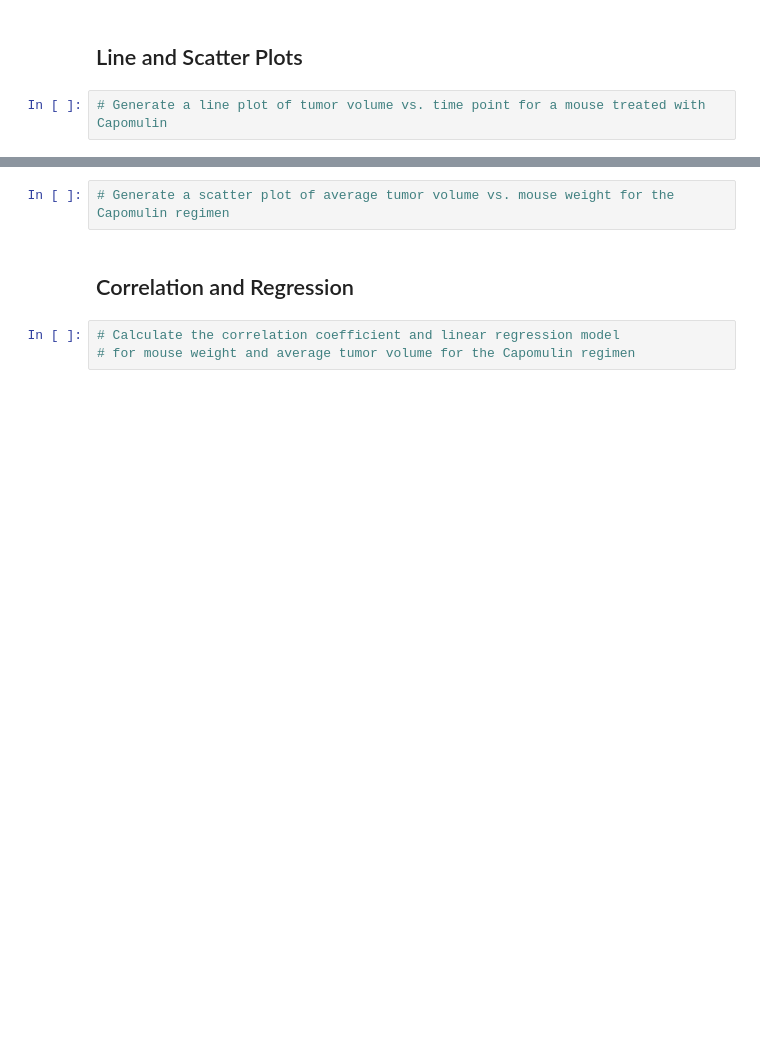
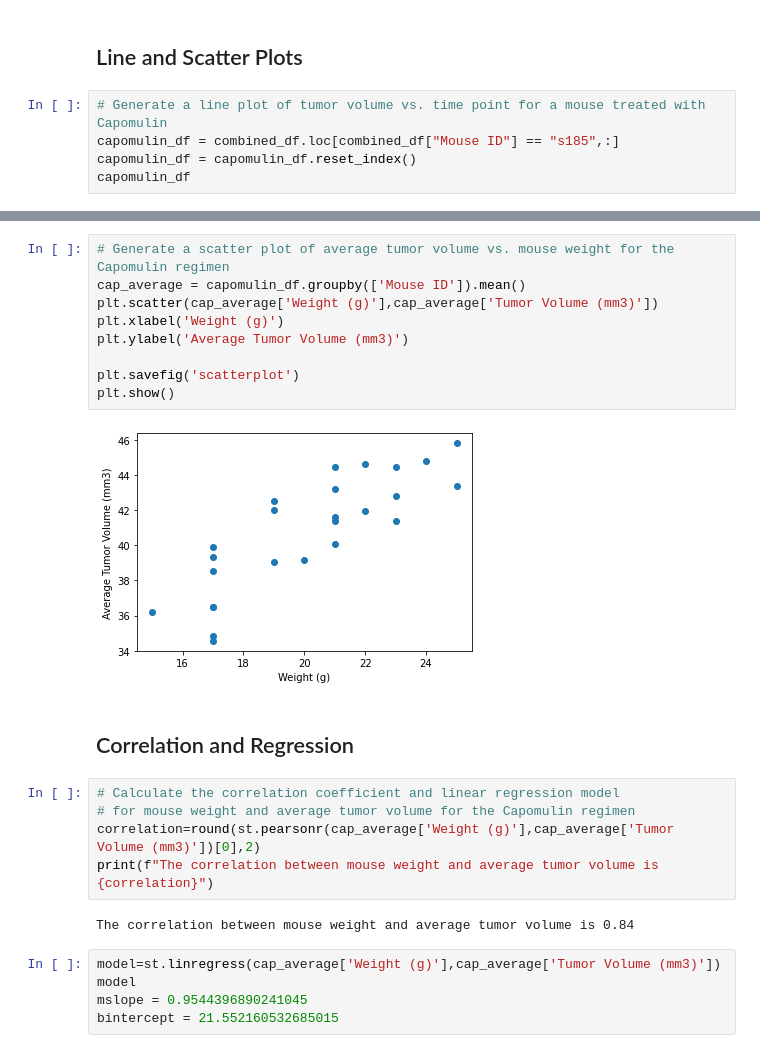
Before and after one commit to nehuffman13/matplotlib_challenge, a Jupyter notebook: 05-Matplotlib/Instructions/Pymaceuticals/pymaceuticals_starter.ipynb, the cells around one changed output, grey strips where cells are left out. Saved outputs shown, nothing was run; the diff lists cells and outputs as text; blank space fills up the shorter version.

```diff
--- a/05-Matplotlib/Instructions/Pymaceuticals/pymaceuticals_starter.ipynb
+++ b/05-Matplotlib/Instructions/Pymaceuticals/pymaceuticals_starter.ipynb
@@ -165,3 +362,6 @@ summary_stat_df
 ## Line and Scatter Plots
 # %%
 # Generate a line plot of tumor volume vs. time point for a mouse treated with Capomulin
+capomulin_df = combined_df.loc[combined_df["Mouse ID"] == "s185",:]
+capomulin_df = capomulin_df.reset_index()
+capomulin_df
@@ -168,7 +380,25 @@ summary_stat_df
 # %%
 # Generate a scatter plot of average tumor volume vs. mouse weight for the Capomulin regimen
+cap_average = capomulin_df.groupby(['Mouse ID']).mean()
+plt.scatter(cap_average['Weight (g)'],cap_average['Tumor Volume (mm3)'])
+plt.xlabel('Weight (g)')
+plt.ylabel('Average Tumor Volume (mm3)')
+
+plt.savefig('scatterplot')
+plt.show()
+# %% [output]
+[figure, added]
 # %% [markdown]
 ## Correlation and Regression
 # %%
 # Calculate the correlation coefficient and linear regression model
 # for mouse weight and average tumor volume for the Capomulin regimen
+correlation=round(st.pearsonr(cap_average['Weight (g)'],cap_average['Tumor Volume (mm3)'])[0],2)
+print(f"The correlation between mouse weight and average tumor volume is {correlation}")
+# %% [output]
+The correlation between mouse weight and average tumor volume is 0.84
+# %%
+model=st.linregress(cap_average['Weight (g)'],cap_average['Tumor Volume (mm3)'])
+model
+mslope = 0.9544396890241045
+bintercept = 21.552160532685015
```
Also changed, not shown: parts of 20 cells of this notebook, 5 other files.
